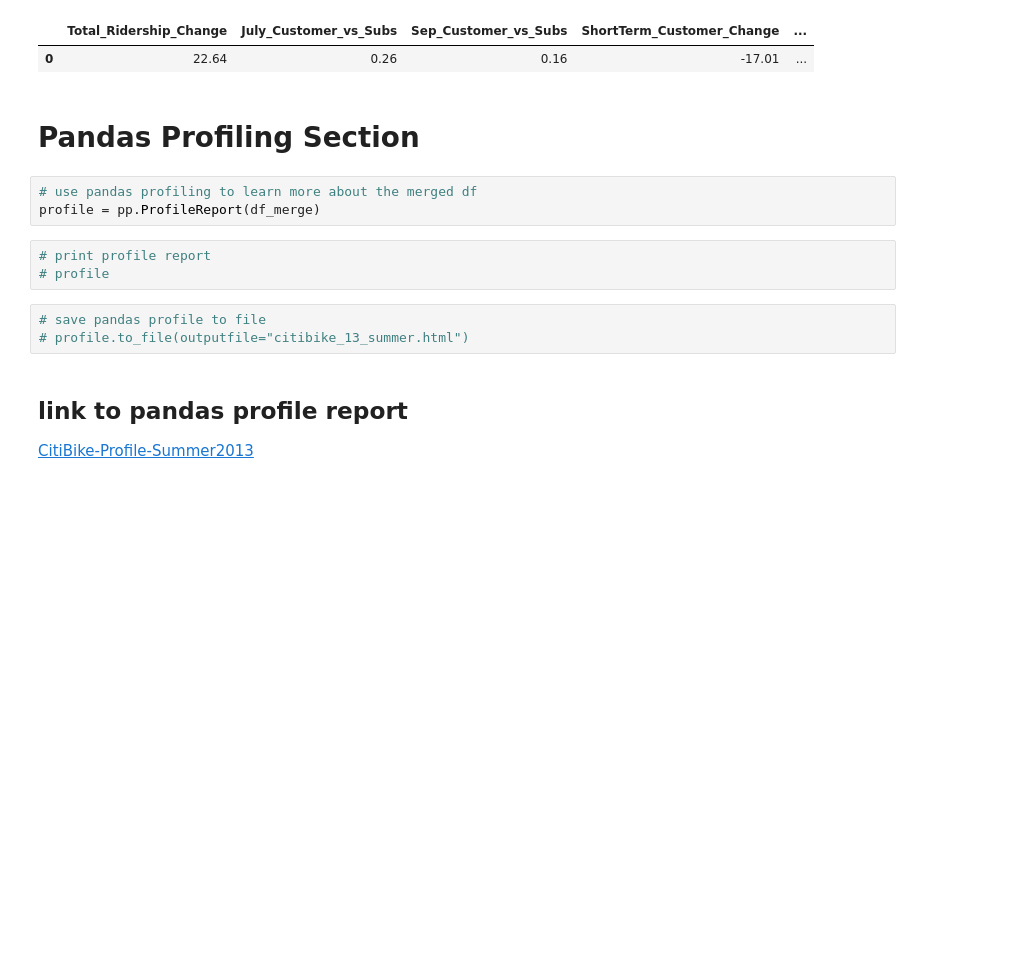
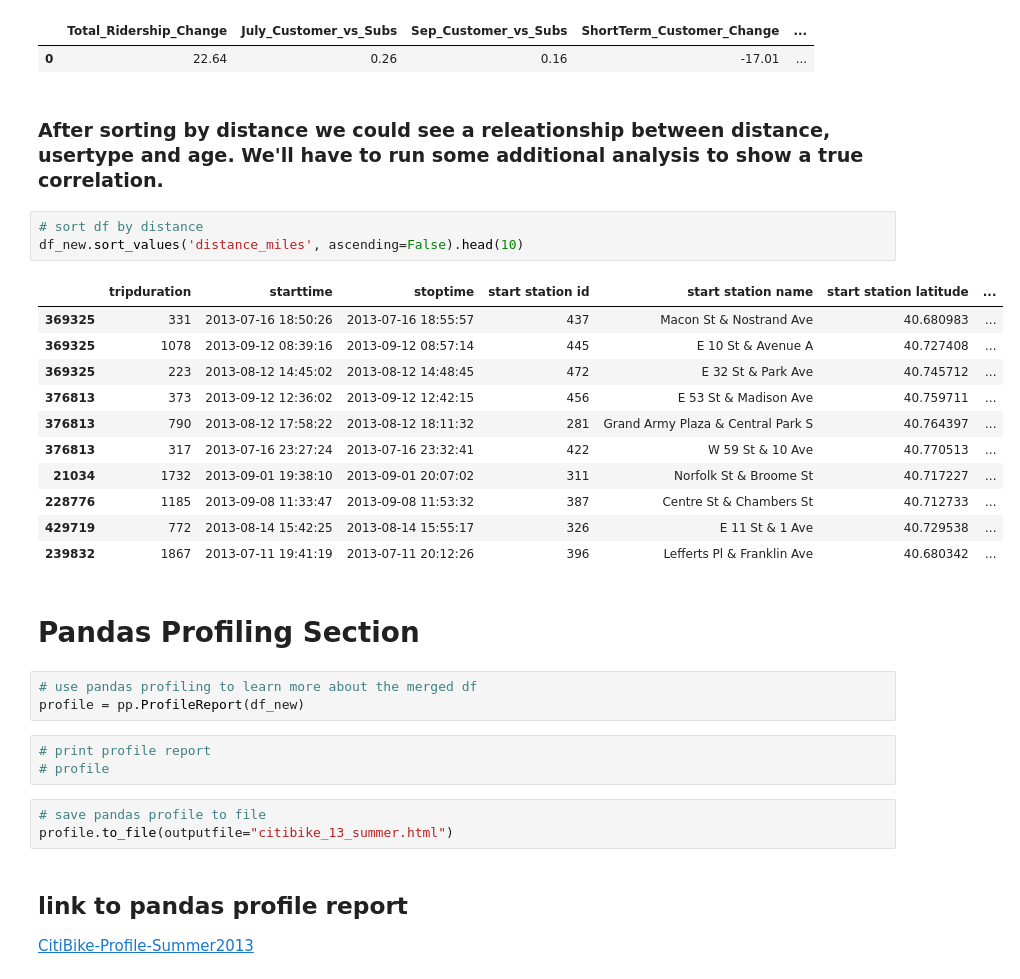
Before and after one commit to ABFdata/Homework, a Jupyter notebook: Tableau/CitiBike/citiBikeMerge-2013-Summer.ipynb, the cells around one changed output. Cells and saved outputs as stored; diff of their text form; blank space fills up the shorter version.

Commit message:
pandas profile and jupyter updates

```diff
--- a/Tableau/CitiBike/citiBikeMerge-2013-Summer.ipynb
+++ b/Tableau/CitiBike/citiBikeMerge-2013-Summer.ipynb
@@ -705,17 +692,34 @@ insights_df
 # %% [output]
 |  | Total_Ridership_Change | July_Customer_vs_Subs | Sep_Customer_vs_Subs | ShortTerm_Customer_Change | ... |
 | 0 | 22.64 | 0.26 | 0.16 | -17.01 | ... |
+# %% [markdown]
+### After sorting by distance we could see a releationship between distance, usertype and age. We'll have to run some additional analysis to show a true correlation.
+# %%
+# sort df by distance
+df_new.sort_values('distance_miles', ascending=False).head(10)
+# %% [output]
+|  | tripduration | starttime | stoptime | start station id | start station name | start station latitude | ... |
+| 369325 | 331 | 2013-07-16 18:50:26 | 2013-07-16 18:55:57 | 437 | Macon St & Nostrand Ave | 40.680983 | ... |
+| 369325 | 1078 | 2013-09-12 08:39:16 | 2013-09-12 08:57:14 | 445 | E 10 St & Avenue A | 40.727408 | ... |
+| 369325 | 223 | 2013-08-12 14:45:02 | 2013-08-12 14:48:45 | 472 | E 32 St & Park Ave | 40.745712 | ... |
+| 376813 | 373 | 2013-09-12 12:36:02 | 2013-09-12 12:42:15 | 456 | E 53 St & Madison Ave | 40.759711 | ... |
+| 376813 | 790 | 2013-08-12 17:58:22 | 2013-08-12 18:11:32 | 281 | Grand Army Plaza & Central Park S | 40.764397 | ... |
+| 376813 | 317 | 2013-07-16 23:27:24 | 2013-07-16 23:32:41 | 422 | W 59 St & 10 Ave | 40.770513 | ... |
+| 21034 | 1732 | 2013-09-01 19:38:10 | 2013-09-01 20:07:02 | 311 | Norfolk St & Broome St | 40.717227 | ... |
+| 228776 | 1185 | 2013-09-08 11:33:47 | 2013-09-08 11:53:32 | 387 | Centre St & Chambers St | 40.712733 | ... |
+| 429719 | 772 | 2013-08-14 15:42:25 | 2013-08-14 15:55:17 | 326 | E 11 St & 1 Ave | 40.729538 | ... |
+| 239832 | 1867 | 2013-07-11 19:41:19 | 2013-07-11 20:12:26 | 396 | Lefferts Pl & Franklin Ave | 40.680342 | ... |
 # %% [markdown]
 # Pandas Profiling Section
 # %%
 # use pandas profiling to learn more about the merged df
-profile = pp.ProfileReport(df_merge)
+profile = pp.ProfileReport(df_new)
 # %%
 # print profile report
 # profile
 # %%
 # save pandas profile to file
-# profile.to_file(outputfile="citibike_13_summer.html")
+profile.to_file(outputfile="citibike_13_summer.html")
 # %% [markdown]
 ## link to pandas profile report
 [CitiBike-Profile-Summer2013](citibike_13_summer.html)
```
Also changed, not shown: parts of 3 cells of this notebook, 1 other file.
